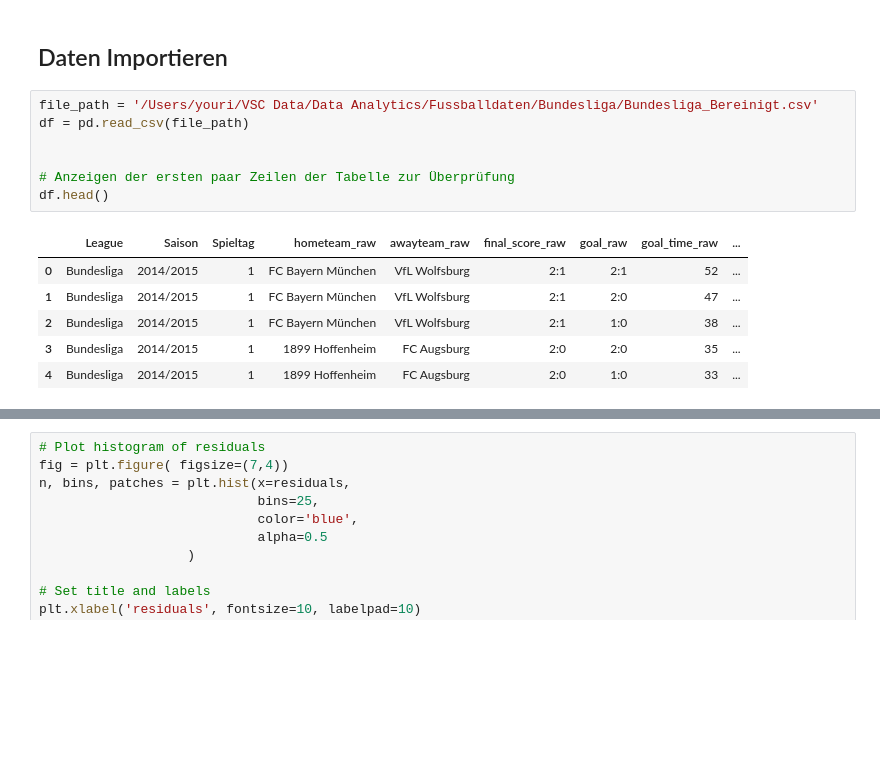
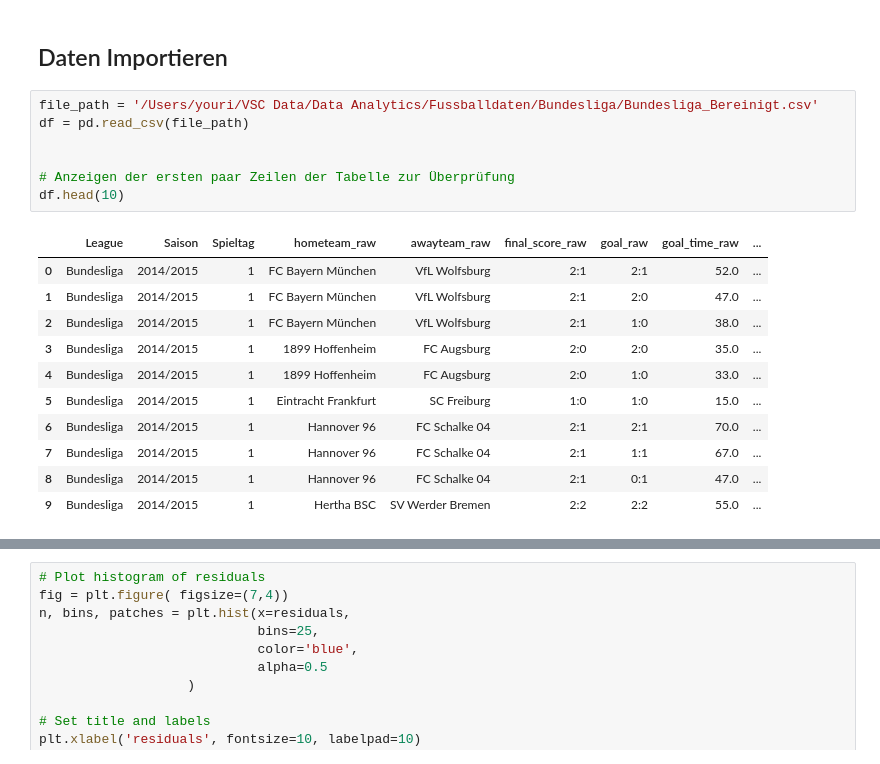
Before and after one commit to lederyou/Fussballdaten, a Jupyter notebook: Bundesliga/Bundesliga_Analyse.ipynb, the cells around one changed output, grey strips where cells are left out. Drawn from its saved outputs; the diff is of its cells as text; blank space fills up the shorter version.

```diff
--- a/Bundesliga/Bundesliga_Analyse.ipynb
+++ b/Bundesliga/Bundesliga_Analyse.ipynb
@@ -23,17 +23,22 @@ df.to_csv(csv_path, index=False)
 # %%
 file_path = '/Users/youri/VSC Data/Data Analytics/Fussballdaten/Bundesliga/Bundesliga_Bereinigt.csv'
 df = pd.read_csv(file_path)
 
 
 # Anzeigen der ersten paar Zeilen der Tabelle zur Überprüfung
-df.head()
+df.head(10)
 # %% [output]
 |  | League | Saison | Spieltag | hometeam_raw | awayteam_raw | final_score_raw | goal_raw | goal_time_raw | ... |
-| 0 | Bundesliga | 2014/2015 | 1 | FC Bayern München | VfL Wolfsburg | 2:1 | 2:1 | 52 | ... |
-| 1 | Bundesliga | 2014/2015 | 1 | FC Bayern München | VfL Wolfsburg | 2:1 | 2:0 | 47 | ... |
-| 2 | Bundesliga | 2014/2015 | 1 | FC Bayern München | VfL Wolfsburg | 2:1 | 1:0 | 38 | ... |
-| 3 | Bundesliga | 2014/2015 | 1 | 1899 Hoffenheim | FC Augsburg | 2:0 | 2:0 | 35 | ... |
-| 4 | Bundesliga | 2014/2015 | 1 | 1899 Hoffenheim | FC Augsburg | 2:0 | 1:0 | 33 | ... |
+| 0 | Bundesliga | 2014/2015 | 1 | FC Bayern München | VfL Wolfsburg | 2:1 | 2:1 | 52.0 | ... |
+| 1 | Bundesliga | 2014/2015 | 1 | FC Bayern München | VfL Wolfsburg | 2:1 | 2:0 | 47.0 | ... |
+| 2 | Bundesliga | 2014/2015 | 1 | FC Bayern München | VfL Wolfsburg | 2:1 | 1:0 | 38.0 | ... |
+| 3 | Bundesliga | 2014/2015 | 1 | 1899 Hoffenheim | FC Augsburg | 2:0 | 2:0 | 35.0 | ... |
+| 4 | Bundesliga | 2014/2015 | 1 | 1899 Hoffenheim | FC Augsburg | 2:0 | 1:0 | 33.0 | ... |
+| 5 | Bundesliga | 2014/2015 | 1 | Eintracht Frankfurt | SC Freiburg | 1:0 | 1:0 | 15.0 | ... |
+| 6 | Bundesliga | 2014/2015 | 1 | Hannover 96 | FC Schalke 04 | 2:1 | 2:1 | 70.0 | ... |
+| 7 | Bundesliga | 2014/2015 | 1 | Hannover 96 | FC Schalke 04 | 2:1 | 1:1 | 67.0 | ... |
+| 8 | Bundesliga | 2014/2015 | 1 | Hannover 96 | FC Schalke 04 | 2:1 | 0:1 | 47.0 | ... |
+| 9 | Bundesliga | 2014/2015 | 1 | Hertha BSC | SV Werder Bremen | 2:2 | 2:2 | 55.0 | ... |
 # %%
 
 
```
Also changed, not shown: parts of 4 cells of this notebook, 2 other files.
